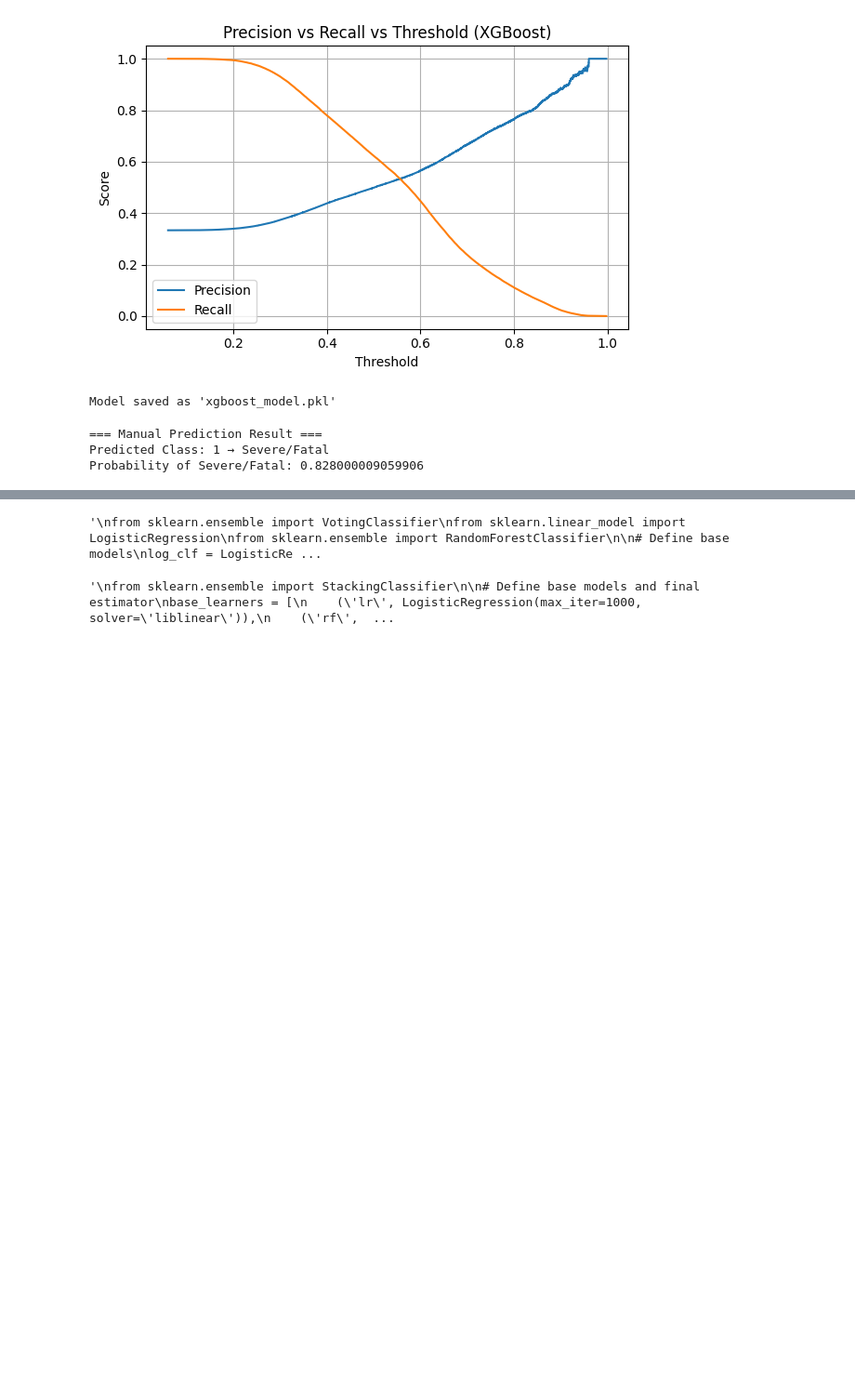
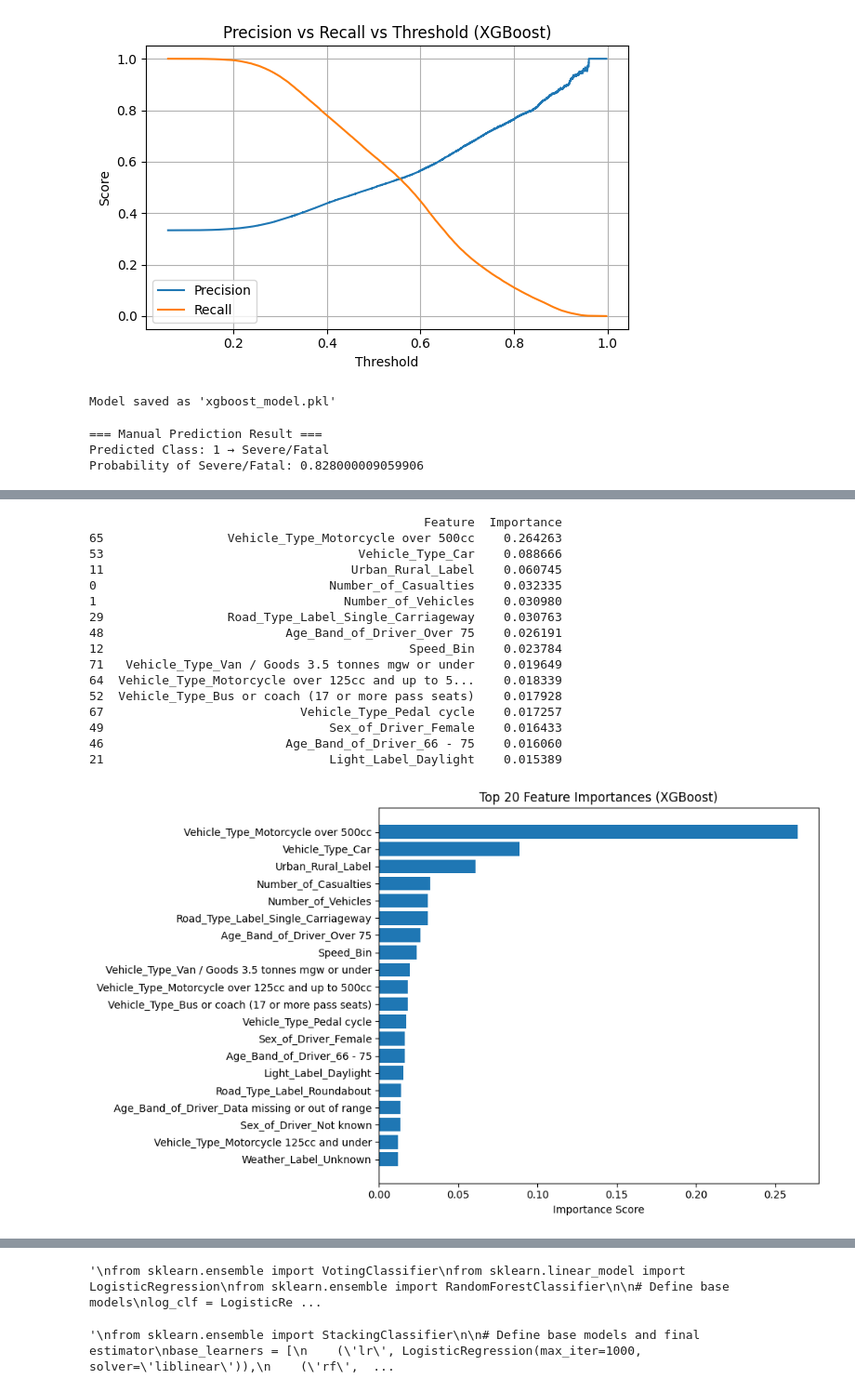
Before and after one commit to aishwarya-shekar-babu/Road-Accident-Prediction, a Jupyter notebook: Road_Accident_Prediction_finalmodels.ipynb, the cells around one changed output, grey strips where cells are left out. Shown at 93% size. Saved outputs shown, nothing was run; the diff lists cells and outputs as text; code cells hidden in the pictures; blank space fills up the shorter version.

```diff
--- a/Road_Accident_Prediction_finalmodels.ipynb
+++ b/Road_Accident_Prediction_finalmodels.ipynb
@@ -1515,0 +1620,41 @@ Probability of Severe/Fatal: 0.828000009059906
+# %%
+import pandas as pd
+import matplotlib.pyplot as plt
+
+# Get feature importances from the trained model
+importances = best_xgb.feature_importances_
+
+# Match with feature names
+feature_names = X_train.columns
+feat_imp_df = pd.DataFrame({'Feature': feature_names, 'Importance': importances})
+
+# Sort by importance
+feat_imp_df = feat_imp_df.sort_values(by='Importance', ascending=False)
+
+# Show top 15 features
+print(feat_imp_df.head(15))
+# Plot top 20 important features
+plt.figure(figsize=(10, 6))
+plt.barh(feat_imp_df['Feature'].head(20)[::-1], feat_imp_df['Importance'].head(20)[::-1])
+plt.xlabel("Importance Score")
+plt.title("Top 20 Feature Importances (XGBoost)")
+plt.tight_layout()
+plt.show()
+# %% [output]
+                                              Feature  Importance
+65                 Vehicle_Type_Motorcycle over 500cc    0.264263
+53                                   Vehicle_Type_Car    0.088666
+11                                  Urban_Rural_Label    0.060745
+0                                Number_of_Casualties    0.032335
+1                                  Number_of_Vehicles    0.030980
+29                 Road_Type_Label_Single_Carriageway    0.030763
+48                         Age_Band_of_Driver_Over 75    0.026191
+12                                          Speed_Bin    0.023784
+71   Vehicle_Type_Van / Goods 3.5 tonnes mgw or under    0.019649
+64  Vehicle_Type_Motorcycle over 125cc and up to 5...    0.018339
+52  Vehicle_Type_Bus or coach (17 or more pass seats)    0.017928
+67                           Vehicle_Type_Pedal cycle    0.017257
+49                               Sex_of_Driver_Female    0.016433
+46                         Age_Band_of_Driver_66 - 75    0.016060
+21                               Light_Label_Daylight    0.015389
+[figure, added]
```
Also changed, not shown: parts of 4 cells of this notebook.
